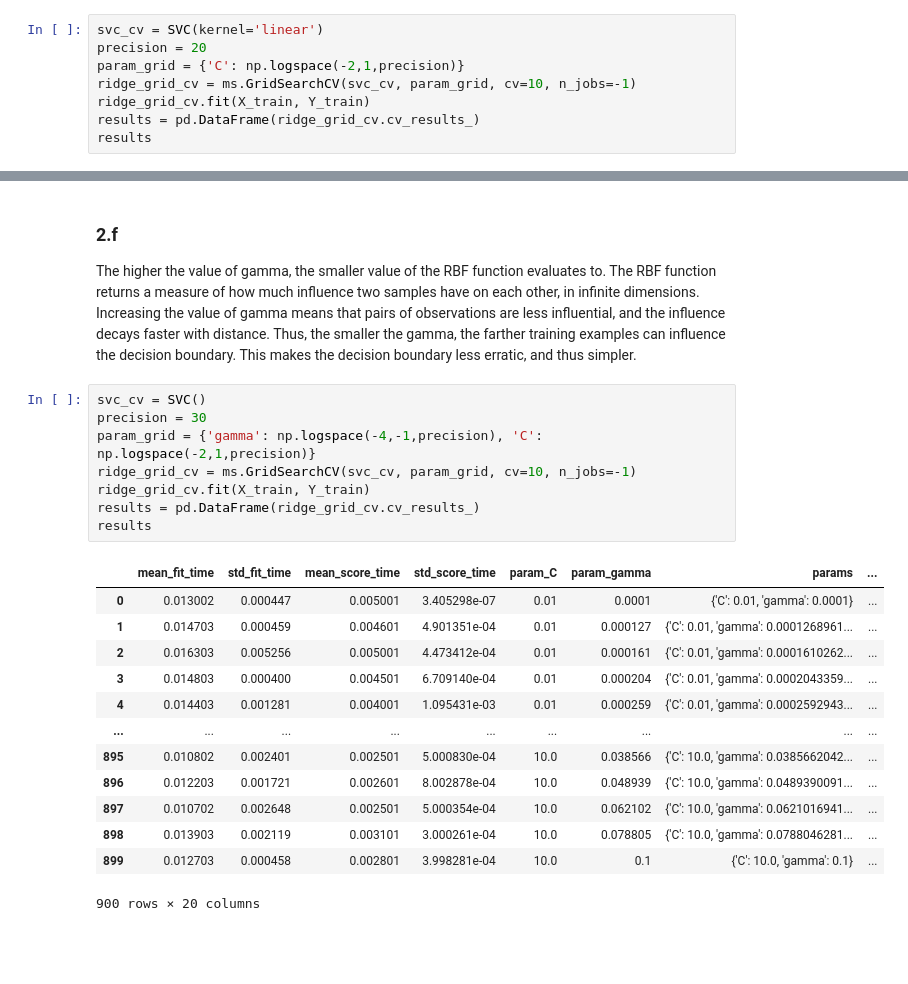
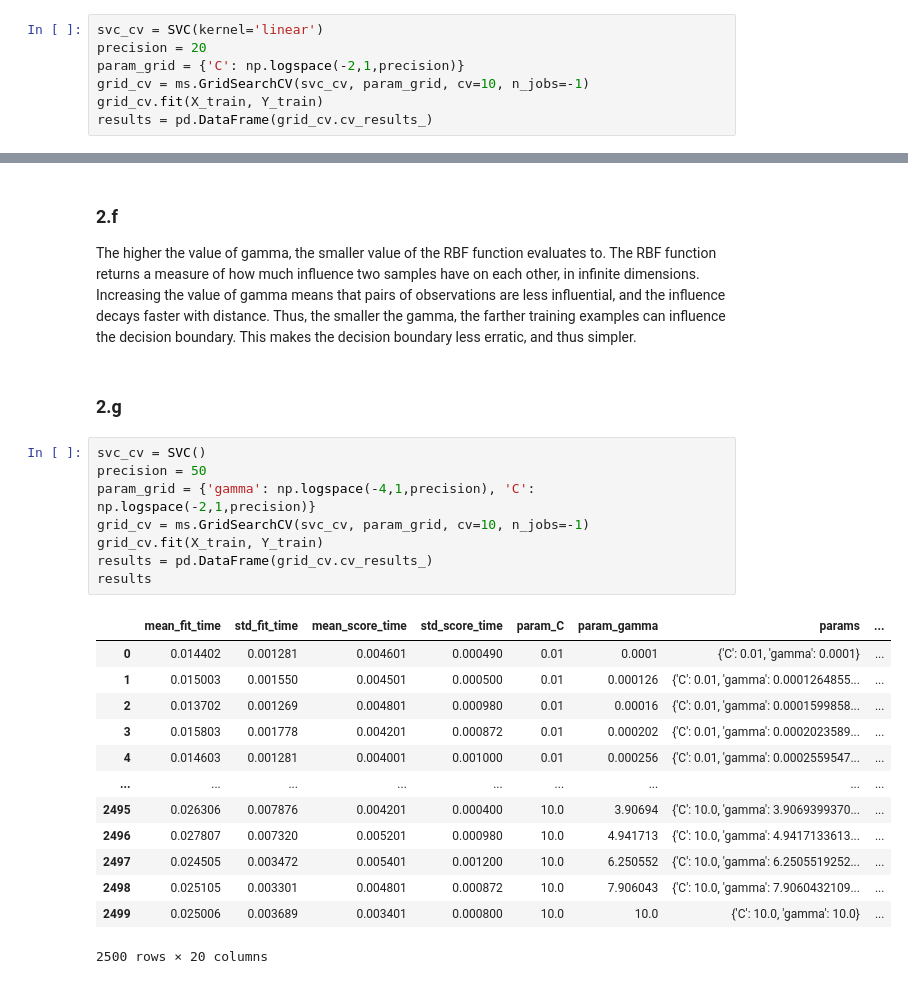
Before and after one commit to martinsun0/AML-assignments, a Jupyter notebook: hw4/SVM.ipynb, the cells around one changed output, grey strips where cells are left out. Drawn from its saved outputs; the diff is of its cells as text; blank space fills up the shorter version.

```diff
--- a/hw4/SVM.ipynb
+++ b/hw4/SVM.ipynb
@@ -106,7 +106,6 @@ The classification scores are very similar for test and training. This makes sen
 svc_cv = SVC(kernel='linear')
 precision = 20
 param_grid = {'C': np.logspace(-2,1,precision)}
-ridge_grid_cv = ms.GridSearchCV(svc_cv, param_grid, cv=10, n_jobs=-1)
-ridge_grid_cv.fit(X_train, Y_train)
-results = pd.DataFrame(ridge_grid_cv.cv_results_)
-results
+grid_cv = ms.GridSearchCV(svc_cv, param_grid, cv=10, n_jobs=-1)
+grid_cv.fit(X_train, Y_train)
+results = pd.DataFrame(grid_cv.cv_results_)
@@ -144,28 +126,30 @@ We can see that the classification performance does not really improve with a mo
 # %% [markdown]
 ### 2.f
 The higher the value of gamma, the smaller value of the RBF function evaluates to. The RBF function returns a measure of how much influence two samples have on each other, in infinite dimensions. Increasing the value of gamma means that pairs of observations are less influential, and the influence decays faster with distance. Thus, the smaller the gamma, the farther training examples can influence the decision boundary. This makes the decision boundary less erratic, and thus simpler.
+# %% [markdown]
+### 2.g
 # %%
 svc_cv = SVC()
-precision = 30
-param_grid = {'gamma': np.logspace(-4,-1,precision), 'C': np.logspace(-2,1,precision)}
-ridge_grid_cv = ms.GridSearchCV(svc_cv, param_grid, cv=10, n_jobs=-1)
-ridge_grid_cv.fit(X_train, Y_train)
-results = pd.DataFrame(ridge_grid_cv.cv_results_)
+precision = 50
+param_grid = {'gamma': np.logspace(-4,1,precision), 'C': np.logspace(-2,1,precision)}
+grid_cv = ms.GridSearchCV(svc_cv, param_grid, cv=10, n_jobs=-1)
+grid_cv.fit(X_train, Y_train)
+results = pd.DataFrame(grid_cv.cv_results_)
 results
 # %% [output]
 |  | mean_fit_time | std_fit_time | mean_score_time | std_score_time | param_C | param_gamma | params | ... |
-| 0 | 0.013002 | 0.000447 | 0.005001 | 3.405298e-07 | 0.01 | 0.0001 | {'C': 0.01, 'gamma': 0.0001} | ... |
-| 1 | 0.014703 | 0.000459 | 0.004601 | 4.901351e-04 | 0.01 | 0.000127 | {'C': 0.01, 'gamma': 0.0001268961... | ... |
-| 2 | 0.016303 | 0.005256 | 0.005001 | 4.473412e-04 | 0.01 | 0.000161 | {'C': 0.01, 'gamma': 0.0001610262... | ... |
-| 3 | 0.014803 | 0.000400 | 0.004501 | 6.709140e-04 | 0.01 | 0.000204 | {'C': 0.01, 'gamma': 0.0002043359... | ... |
-| 4 | 0.014403 | 0.001281 | 0.004001 | 1.095431e-03 | 0.01 | 0.000259 | {'C': 0.01, 'gamma': 0.0002592943... | ... |
+| 0 | 0.014402 | 0.001281 | 0.004601 | 0.000490 | 0.01 | 0.0001 | {'C': 0.01, 'gamma': 0.0001} | ... |
+| 1 | 0.015003 | 0.001550 | 0.004501 | 0.000500 | 0.01 | 0.000126 | {'C': 0.01, 'gamma': 0.0001264855... | ... |
+| 2 | 0.013702 | 0.001269 | 0.004801 | 0.000980 | 0.01 | 0.00016 | {'C': 0.01, 'gamma': 0.0001599858... | ... |
+| 3 | 0.015803 | 0.001778 | 0.004201 | 0.000872 | 0.01 | 0.000202 | {'C': 0.01, 'gamma': 0.0002023589... | ... |
+| 4 | 0.014603 | 0.001281 | 0.004001 | 0.001000 | 0.01 | 0.000256 | {'C': 0.01, 'gamma': 0.0002559547... | ... |
 | ... | ... | ... | ... | ... | ... | ... | ... | ... |
-| 895 | 0.010802 | 0.002401 | 0.002501 | 5.000830e-04 | 10.0 | 0.038566 | {'C': 10.0, 'gamma': 0.0385662042... | ... |
-| 896 | 0.012203 | 0.001721 | 0.002601 | 8.002878e-04 | 10.0 | 0.048939 | {'C': 10.0, 'gamma': 0.0489390091... | ... |
-| 897 | 0.010702 | 0.002648 | 0.002501 | 5.000354e-04 | 10.0 | 0.062102 | {'C': 10.0, 'gamma': 0.0621016941... | ... |
-| 898 | 0.013903 | 0.002119 | 0.003101 | 3.000261e-04 | 10.0 | 0.078805 | {'C': 10.0, 'gamma': 0.0788046281... | ... |
-| 899 | 0.012703 | 0.000458 | 0.002801 | 3.998281e-04 | 10.0 | 0.1 | {'C': 10.0, 'gamma': 0.1} | ... |
+| 2495 | 0.026306 | 0.007876 | 0.004201 | 0.000400 | 10.0 | 3.90694 | {'C': 10.0, 'gamma': 3.9069399370... | ... |
+| 2496 | 0.027807 | 0.007320 | 0.005201 | 0.000980 | 10.0 | 4.941713 | {'C': 10.0, 'gamma': 4.9417133613... | ... |
+| 2497 | 0.024505 | 0.003472 | 0.005401 | 0.001200 | 10.0 | 6.250552 | {'C': 10.0, 'gamma': 6.2505519252... | ... |
+| 2498 | 0.025105 | 0.003301 | 0.004801 | 0.000872 | 10.0 | 7.906043 | {'C': 10.0, 'gamma': 7.9060432109... | ... |
+| 2499 | 0.025006 | 0.003689 | 0.003401 | 0.000800 | 10.0 | 10.0 | {'C': 10.0, 'gamma': 10.0} | ... |
-900 rows × 20 columns
+2500 rows × 20 columns
 # %%
 plt.figure(figsize=[25,20])
 sns.heatmap(results[['param_C','param_gamma','mean_test_score']].pivot(index='param_C', columns='param_gamma', values='mean_test_score'))
```
Also changed, not shown: parts of 22 cells of this notebook.
